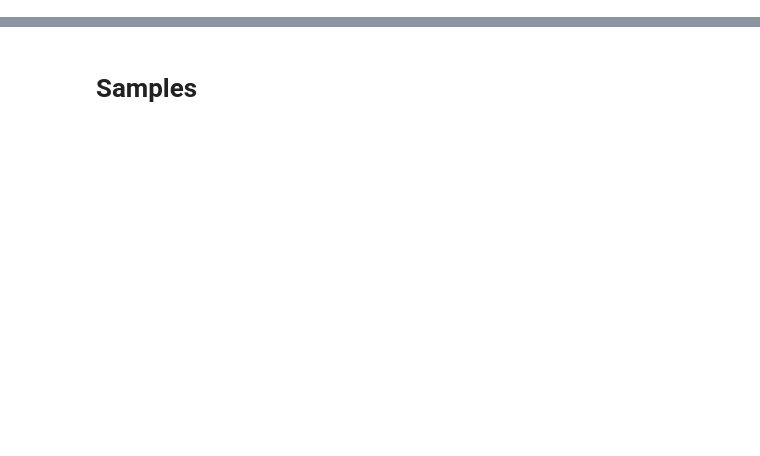
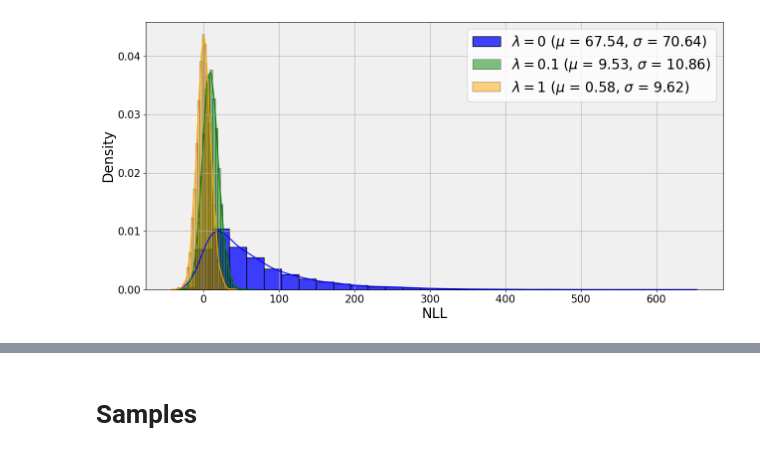
Before and after one commit to rajit906/Symmetry-invariant-Tractable-Generative-Models, a Jupyter notebook: src/evaluate_made.ipynb, the cells around one changed output, grey strips where cells are left out. Cells and saved outputs as stored; diff of their text form; code cells hidden in the pictures; blank space fills up the shorter version.

```diff
--- a/src/evaluate_made.ipynb
+++ b/src/evaluate_made.ipynb
@@ -37,0 +267,34 @@ MADE(
+# %%
+# Calculate means and standard deviations
+mean_vanilla = np.mean(-np.array(test_diffs_vanilla))
+std_vanilla = np.std(-np.array(test_diffs_vanilla))
+
+mean_regularized = np.mean(-np.array(test_diffs_regularized))
+std_regularized = np.std(-np.array(test_diffs_regularized))
+
+mean_regularized_plus = np.mean(-np.array(test_diffs_regularized_plus))
+std_regularized_plus = np.std(-np.array(test_diffs_regularized_plus))
+
+# Create plot
+fig, axs = plt.subplots(1, 1, figsize=(15, 7))
+sns.histplot(-np.array(test_diffs_vanilla), bins=30, stat='density', kde=True, color='blue', alpha=0.75, ax=axs,
+             label=f'$\\lambda = 0$ ($\\mu$ = {mean_vanilla:.2f}, $\\sigma$ = {std_vanilla:.2f})')
+sns.histplot(-np.array(test_diffs_regularized), bins=30, stat='density', kde=True, color='green', alpha=0.5, ax=axs,
+             label=f'$\\lambda = 0.1$ ($\\mu$ = {mean_regularized:.2f}, $\\sigma$ = {std_regularized:.2f})')
+sns.histplot(-np.array(test_diffs_regularized_plus), bins=30, stat='density', kde=True, color='orange', alpha=0.5, ax=axs,
+             label=f'$\\lambda = 1$ ($\\mu$ = {mean_regularized_plus:.2f}, $\\sigma$ = {std_regularized_plus:.2f})')
+
+# Set labels and other plot settings
+axs.set_xlabel('NLL')
+axs.set_ylabel('Density')
+axs.set_facecolor('#f0f0f0')
+axs.legend()
+axs.grid(True)
+
+# Save the plot as an SVG file
+plt.savefig('images/made/diff_hist_made_64.pdf', format='pdf', bbox_inches='tight')
+
+# Show the plot
+plt.show()
+# %% [output]
+[figure, added]
```
Also changed, not shown: parts of 33 cells of this notebook, 8 other files.
